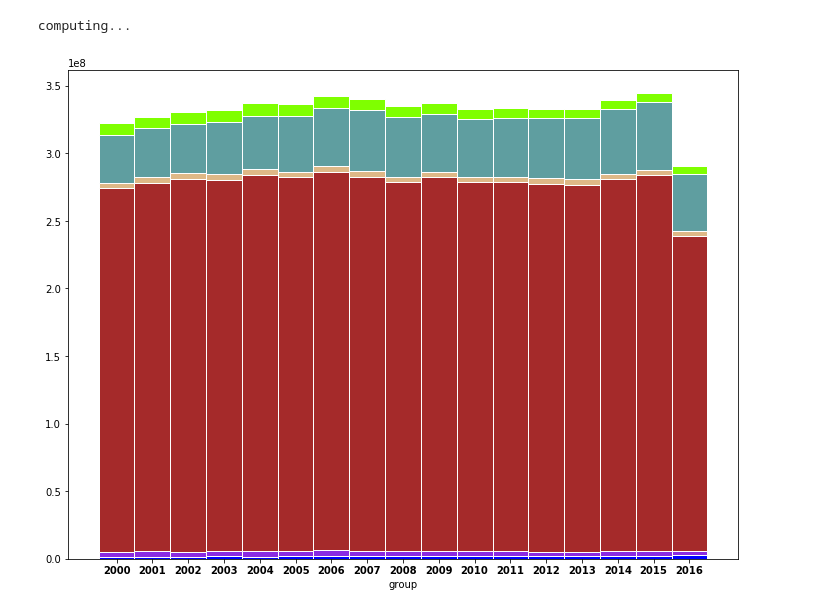
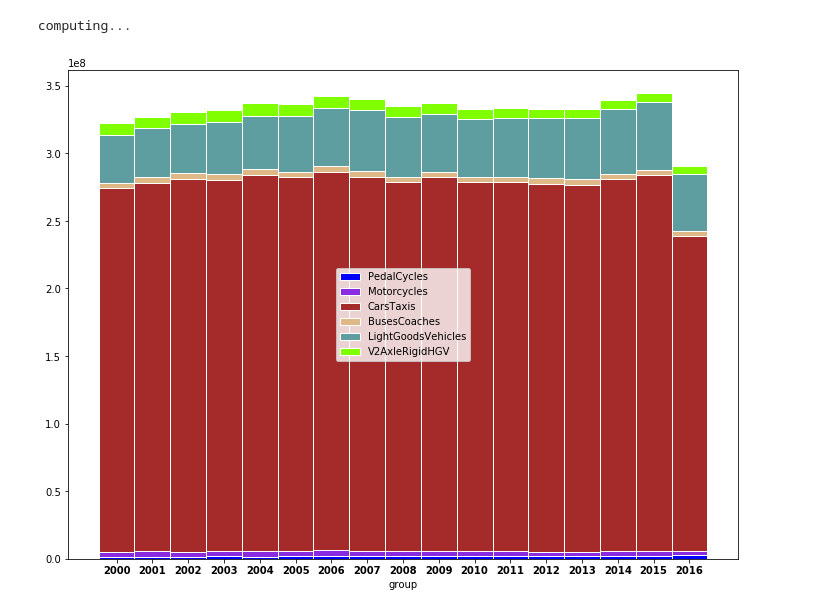
Before and after one commit to arefabed/fall2019_algorithm_project, a Jupyter notebook: plots.ipynb, the cells around one changed output. Cells and saved outputs as stored; diff of their text form; code cells hidden in the pictures.

Commit message:
stacked bar plot added

```diff
--- a/plots.ipynb
+++ b/plots.ipynb
@@ -60,37 +60,37 @@ newdic = {}
 for year in kind_of_vehicle_per_year_out:
     for key in kind_of_vehicle_per_year_out[year]:
         if (key not in newdic):
             newdic[key] = {}
         newdic[key][year] = kind_of_vehicle_per_year_out [year][key]
 
 bars = []
 for i,item in enumerate(newdic):
     bars.append(list(newdic[item].values()))
 
 padding = [np.zeros(len(bars[0]))]
 for i,item in enumerate(bars):
     if i == len(bars):
         continue
     padding.append(np.add(padding[i], bars[i]).tolist())
 
 # The position of the bars on the x-axis
 x_position = bar_width*np.arange(17)
-
+labels = list(newdic.keys())
 # Names of group and bar width
 names = list(kind_of_vehicle_per_year_out.keys())
-
+ax = plt.subplot(111)
 h_colors = list(colors.cnames.items())
-
 # Create brown bars
 for index, year in enumerate(bars):
-    plt.bar(x_position, year, bottom=padding[index],
-            color=h_colors[index+9][1], edgecolor='white', width=bar_width)
+     plt.bar(x_position, year, bottom=padding[index],
+            color=h_colors[index+9][1], edgecolor='white', width=bar_width,label=labels[index])
 
 # Custom X axis
 plt.xticks(x_position, names, fontweight='bold')
+
 plt.xlabel("group")
-
+ax.legend(loc='center')
 # Show graphic
 plt.show()
 # %% [output]
-[figure, old version]
+[figure, new version]
```
